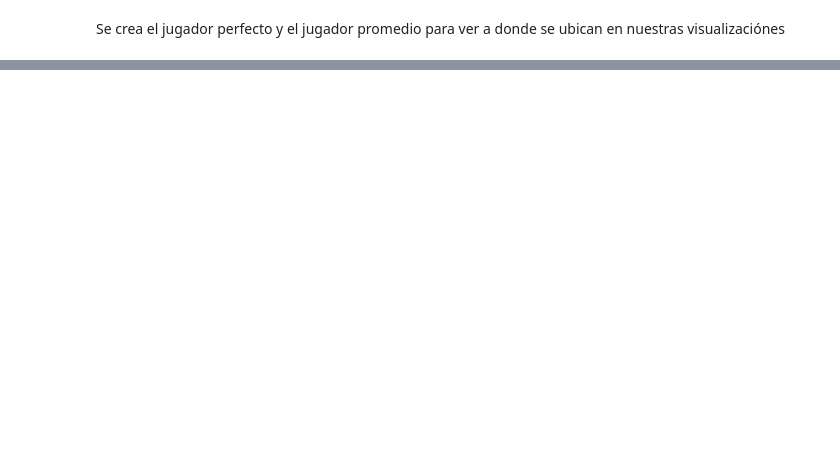
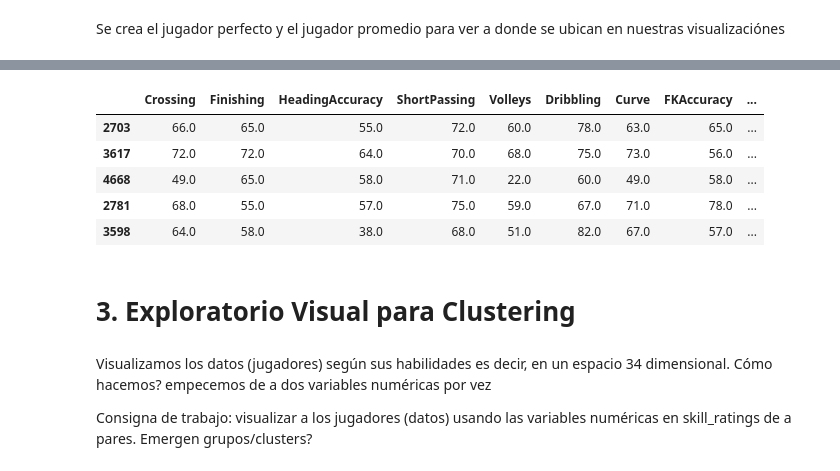
Before and after one commit to nicoambrosis/Aprendizaje-No-Supervisado, a Jupyter notebook: 01-Clustering.ipynb, the cells around one changed output, grey strips where cells are left out. Drawn from its saved outputs; the diff is of its cells as text; code cells hidden in the pictures; blank space fills up the shorter version.

```diff
--- a/01-Clustering.ipynb
+++ b/01-Clustering.ipynb
@@ -103,0 +218,16 @@ df_n.tail()
+# %%
+df_skills=df_n[skills_ratings] #base, sólo con desempeños según habilidad (numéricas)
+df_skills.sample(5)
+# %% [output]
+|  | Crossing | Finishing | HeadingAccuracy | ShortPassing | Volleys | Dribbling | Curve | FKAccuracy | ... |
+| 2703 | 66.0 | 65.0 | 55.0 | 72.0 | 60.0 | 78.0 | 63.0 | 65.0 | ... |
+| 3617 | 72.0 | 72.0 | 64.0 | 70.0 | 68.0 | 75.0 | 73.0 | 56.0 | ... |
+| 4668 | 49.0 | 65.0 | 58.0 | 71.0 | 22.0 | 60.0 | 49.0 | 58.0 | ... |
+| 2781 | 68.0 | 55.0 | 57.0 | 75.0 | 59.0 | 67.0 | 71.0 | 78.0 | ... |
+| 3598 | 64.0 | 58.0 | 38.0 | 68.0 | 51.0 | 82.0 | 67.0 | 57.0 | ... |
+# %% [markdown]
+# 3. Exploratorio Visual para Clustering
+# %% [markdown]
+Visualizamos los datos (jugadores) según sus habilidades es decir, en un espacio 34 dimensional. Cómo hacemos? empecemos de a dos variables numéricas por vez
+
+Consigna de trabajo: visualizar a los jugadores (datos) usando las variables numéricas en skill_ratings de a pares. Emergen grupos/clusters?
```
Also changed, not shown: parts of 20 cells of this notebook.
